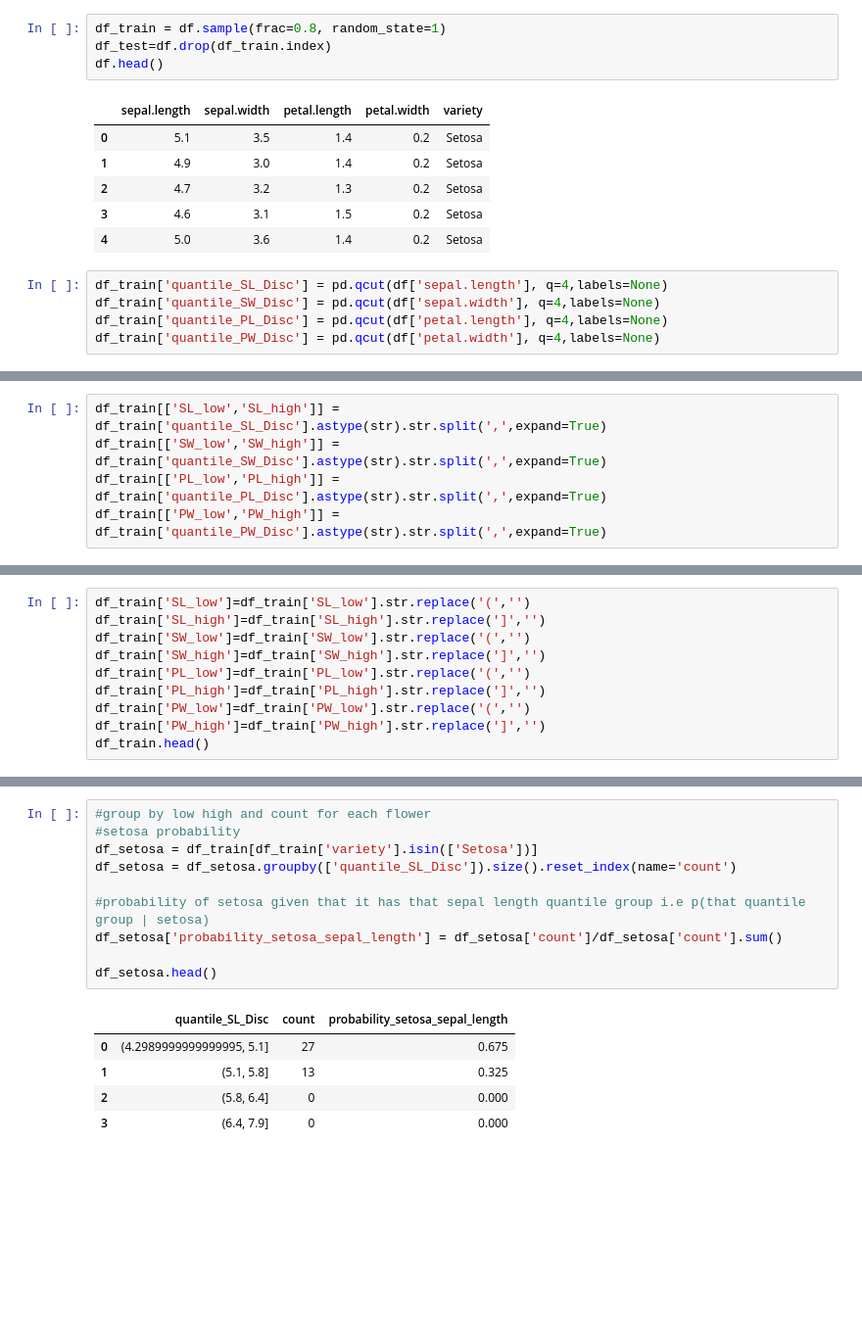
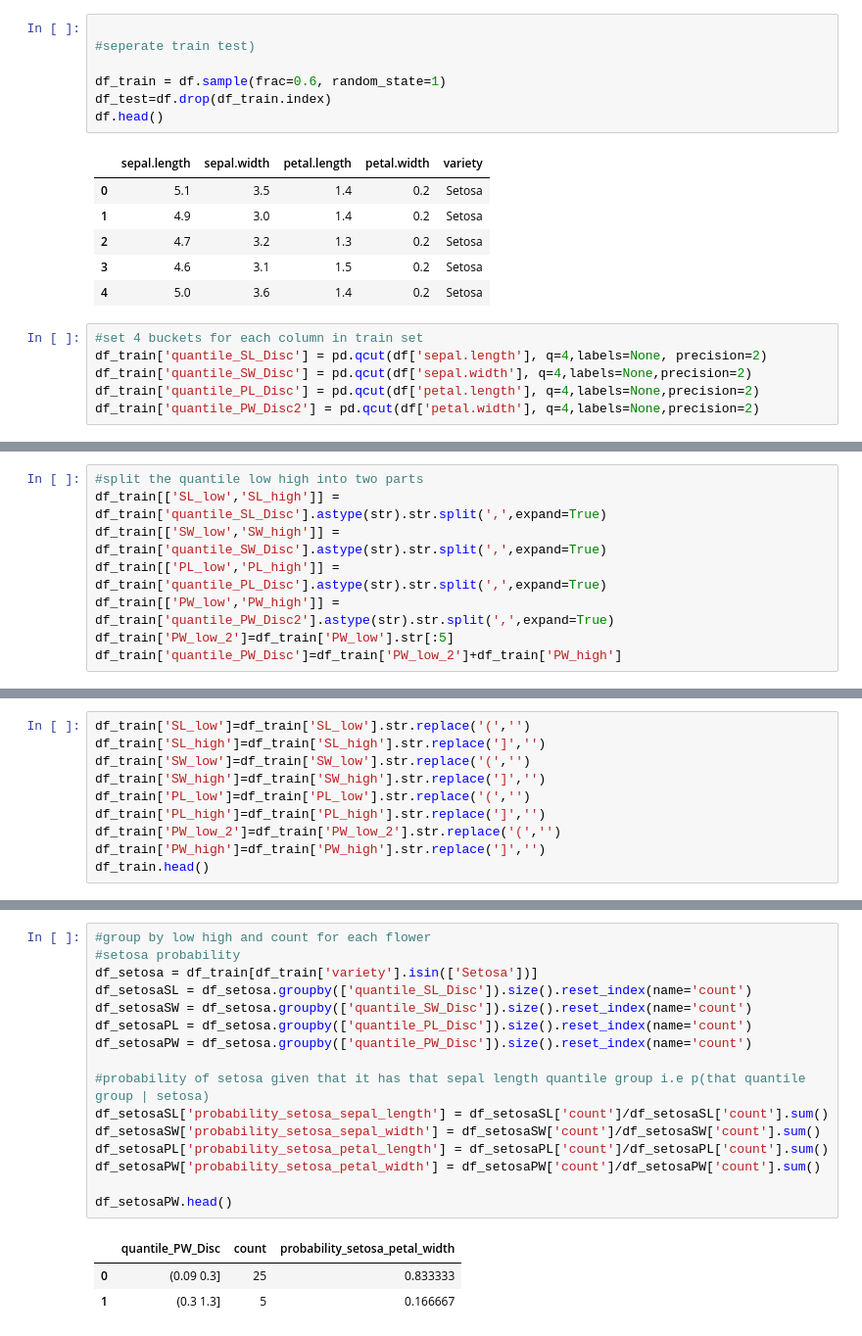
Before and after one commit to ashm212/Bayesian-Learning, a Jupyter notebook: Bayesian_Learning.ipynb, the cells around one changed output, grey strips where cells are left out. Shown: that part at 98% size. Saved outputs shown, nothing was run; the diff lists cells and outputs as text; blank space fills up the shorter version.

```diff
--- a/Bayesian_Learning.ipynb
+++ b/Bayesian_Learning.ipynb
@@ -4,7 +4,10 @@
 import pandas as pd
 df = pd.read_csv(r'/content/iris.csv')
 # %%
-df_train = df.sample(frac=0.8, random_state=1)
+
+#seperate train test)
+
+df_train = df.sample(frac=0.6, random_state=1)
 df_test=df.drop(df_train.index)
 df.head()
 # %% [output]
@@ -15,10 +18,11 @@ df.head()
 | 3 | 4.6 | 3.1 | 1.5 | 0.2 | Setosa |
 | 4 | 5.0 | 3.6 | 1.4 | 0.2 | Setosa |
 # %%
-df_train['quantile_SL_Disc'] = pd.qcut(df['sepal.length'], q=4,labels=None)
-df_train['quantile_SW_Disc'] = pd.qcut(df['sepal.width'], q=4,labels=None)
-df_train['quantile_PL_Disc'] = pd.qcut(df['petal.length'], q=4,labels=None)
-df_train['quantile_PW_Disc'] = pd.qcut(df['petal.width'], q=4,labels=None)
+#set 4 buckets for each column in train set
+df_train['quantile_SL_Disc'] = pd.qcut(df['sepal.length'], q=4,labels=None, precision=2)
+df_train['quantile_SW_Disc'] = pd.qcut(df['sepal.width'], q=4,labels=None,precision=2)
+df_train['quantile_PL_Disc'] = pd.qcut(df['petal.length'], q=4,labels=None,precision=2)
+df_train['quantile_PW_Disc2'] = pd.qcut(df['petal.width'], q=4,labels=None,precision=2)
 # %%
 df_train.head()
 # %% [output]
@@ -29,10 +33,13 @@ df_train.head()
 | 16 | 5.4 | 3.9 | 1.3 | 0.4 | Setosa | (5.1, 5.8] | (3.3, 4.4] | ... |
 | 131 | 7.9 | 3.8 | 6.4 | 2.0 | Virginica | (6.4, 7.9] | (3.3, 4.4] | ... |
 # %%
+#split the quantile low high into two parts
 df_train[['SL_low','SL_high']] = df_train['quantile_SL_Disc'].astype(str).str.split(',',expand=True)
 df_train[['SW_low','SW_high']] = df_train['quantile_SW_Disc'].astype(str).str.split(',',expand=True)
 df_train[['PL_low','PL_high']] = df_train['quantile_PL_Disc'].astype(str).str.split(',',expand=True)
-df_train[['PW_low','PW_high']] = df_train['quantile_PW_Disc'].astype(str).str.split(',',expand=True)
+df_train[['PW_low','PW_high']] = df_train['quantile_PW_Disc2'].astype(str).str.split(',',expand=True)
+df_train['PW_low_2']=df_train['PW_low'].str[:5]
+df_train['quantile_PW_Disc']=df_train['PW_low_2']+df_train['PW_high']
 # %%
 df_train.head()
 # %% [output]
@@ -49,7 +56,7 @@ df_train['SW_low']=df_train['SW_low'].str.replace('(','')
 df_train['SW_high']=df_train['SW_high'].str.replace(']','')
 df_train['PL_low']=df_train['PL_low'].str.replace('(','')
 df_train['PL_high']=df_train['PL_high'].str.replace(']','')
-df_train['PW_low']=df_train['PW_low'].str.replace('(','')
+df_train['PW_low_2']=df_train['PW_low_2'].str.replace('(','')
 df_train['PW_high']=df_train['PW_high'].str.replace(']','')
 df_train.head()
 # %% [output]
@@ -62,19 +69,23 @@ df_train.head()
 # %%
 #group by low high and count for each flower
 #setosa probability
 df_setosa = df_train[df_train['variety'].isin(['Setosa'])]
-df_setosa = df_setosa.groupby(['quantile_SL_Disc']).size().reset_index(name='count')
+df_setosaSL = df_setosa.groupby(['quantile_SL_Disc']).size().reset_index(name='count')
+df_setosaSW = df_setosa.groupby(['quantile_SW_Disc']).size().reset_index(name='count')
+df_setosaPL = df_setosa.groupby(['quantile_PL_Disc']).size().reset_index(name='count')
+df_setosaPW = df_setosa.groupby(['quantile_PW_Disc']).size().reset_index(name='count')
 
 #probability of setosa given that it has that sepal length quantile group i.e p(that quantile group | setosa)
-df_setosa['probability_setosa_sepal_length'] = df_setosa['count']/df_setosa['count'].sum()
+df_setosaSL['probability_setosa_sepal_length'] = df_setosaSL['count']/df_setosaSL['count'].sum()
+df_setosaSW['probability_setosa_sepal_width'] = df_setosaSW['count']/df_setosaSW['count'].sum()
+df_setosaPL['probability_setosa_petal_length'] = df_setosaPL['count']/df_setosaPL['count'].sum()
+df_setosaPW['probability_setosa_petal_width'] = df_setosaPW['count']/df_setosaPW['count'].sum()
 
-df_setosa.head()
+df_setosaPW.head()
 # %% [output]
-|  | quantile_SL_Disc | count | probability_setosa_sepal_length |
-| 0 | (4.2989999999999995, 5.1] | 27 | 0.675 |
-| 1 | (5.1, 5.8] | 13 | 0.325 |
-| 2 | (5.8, 6.4] | 0 | 0.000 |
-| 3 | (6.4, 7.9] | 0 | 0.000 |
+|  | quantile_PW_Disc | count | probability_setosa_petal_width |
+| 0 | (0.09 0.3] | 25 | 0.833333 |
+| 1 | (0.3 1.3] | 5 | 0.166667 |
 # %%
 #group by low high and count for each flower
 #virginica probability
```
Also changed, not shown: parts of 27 cells of this notebook.
